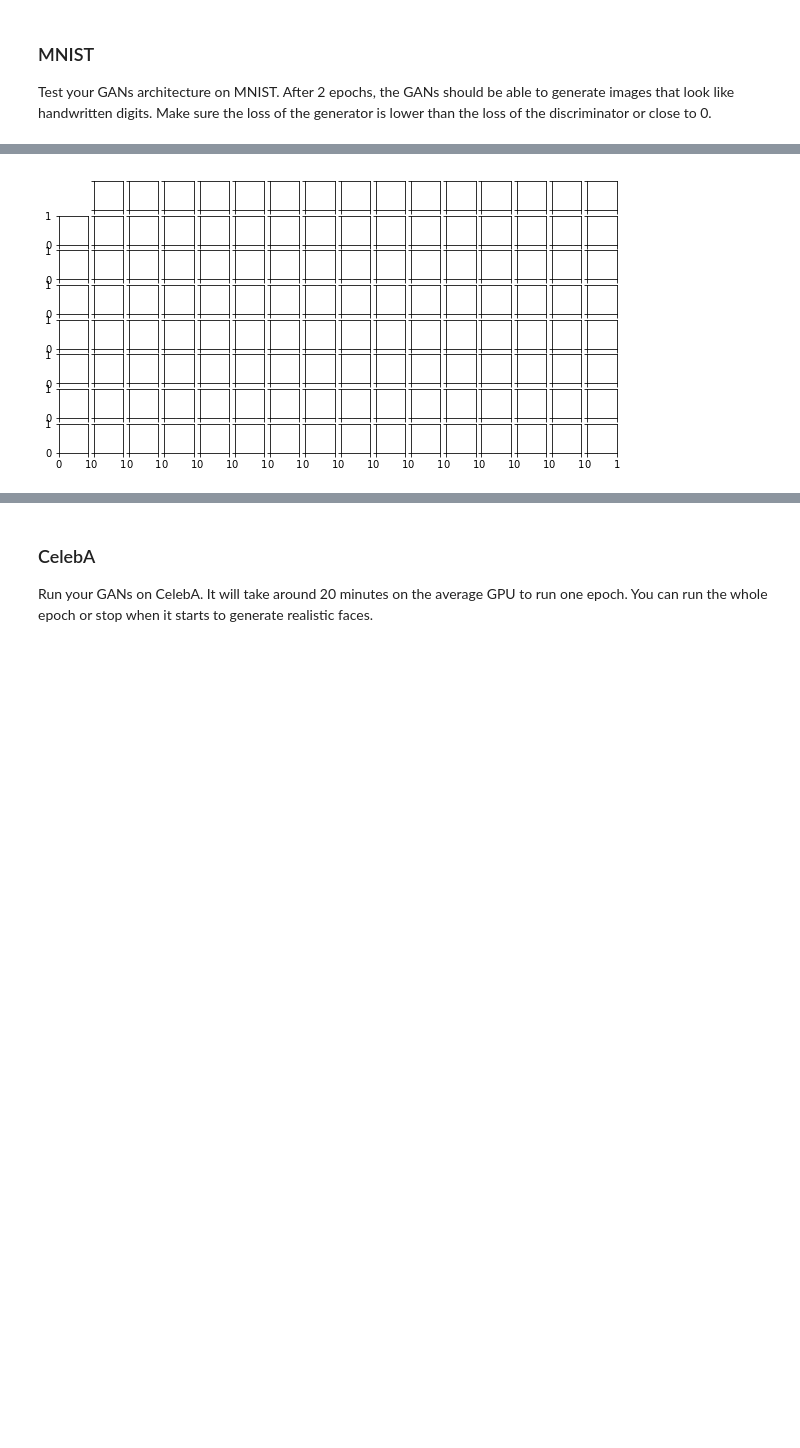
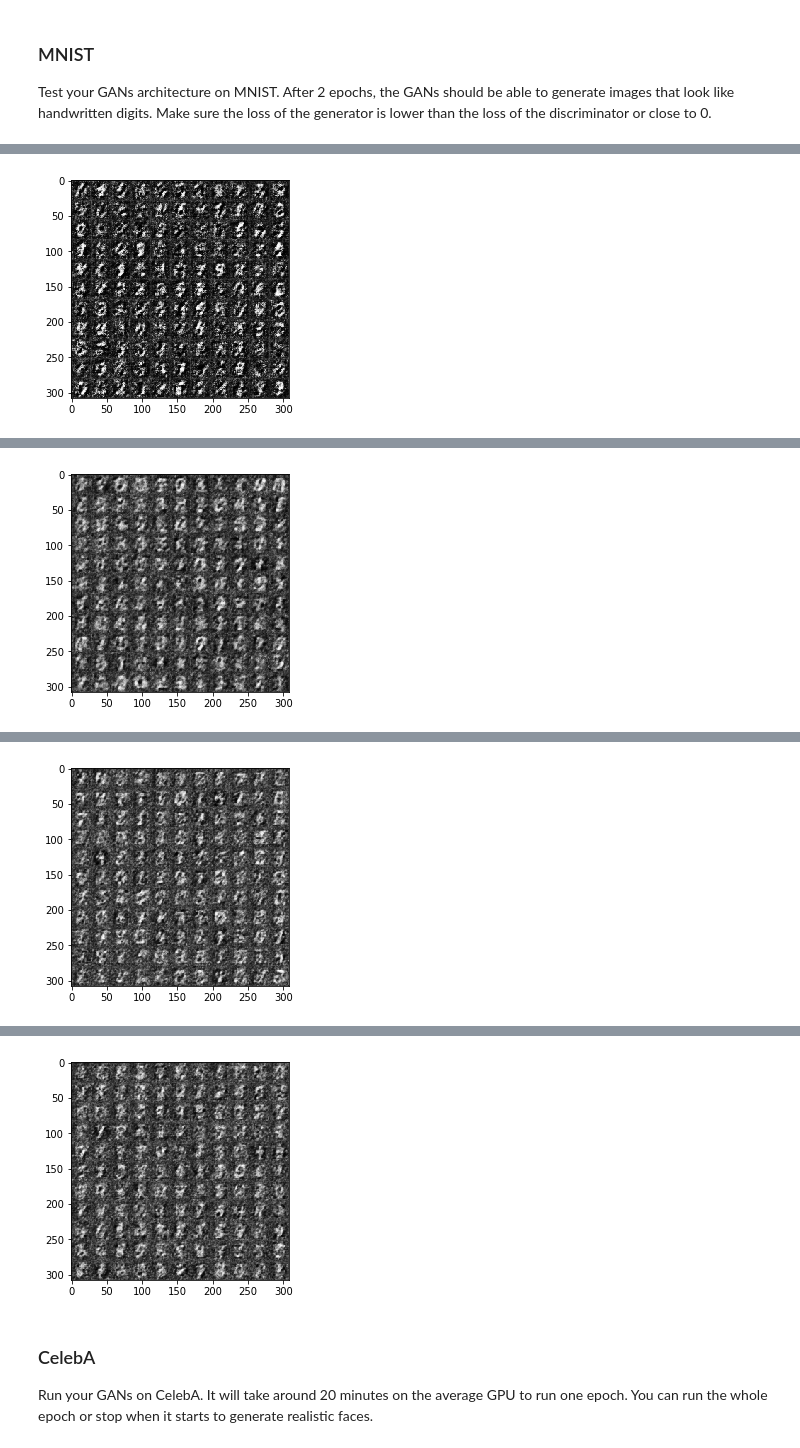
Before and after one commit to MapleInSpring/deep-learning, a Jupyter notebook: face_generation/dlnd_face_generation.ipynb, the cells around one changed output, grey strips where cells are left out. Cells and saved outputs as stored; diff of their text form; code cells hidden in the pictures; blank space fills up the shorter version.

```diff
--- a/face_generation/dlnd_face_generation.ipynb
+++ b/face_generation/dlnd_face_generation.ipynb
@@ -387,7 +349,7 @@ def train(epoch_count, batch_size, z_dim, learning_rate, beta1, get_batches, dat
 Test your GANs architecture on MNIST.  After 2 epochs, the GANs should be able to generate images that look like handwritten digits.  Make sure the loss of the generator is lower than the loss of the discriminator or close to 0.
 # %%
 batch_size = 128
-z_dim = 100
+z_dim = 200
 learning_rate = 0.0002
 beta1 = 0.5
 
@@ -406,0 +369 @@ Epoch 1/2 batch 200 Discriminator Loss: 1.5709... Generator Loss: 2.6774
+[figure, new version]
@@ -408 +372 @@ TypeError: Invalid dimensions for image data
-[figure, old version]
+[figure, added]
@@ -408,0 +375 @@ TypeError: Invalid dimensions for image data
+[figure, added]
@@ -409,3 +378,4 @@ TypeError: Invalid dimensions for image data
+[figure, added]
 # %% [markdown]
 ### CelebA
 Run your GANs on CelebA.  It will take around 20 minutes on the average GPU to run one epoch.  You can run the whole epoch or stop when it starts to generate realistic faces.
```
Also changed, not shown: parts of 12 cells of this notebook.
